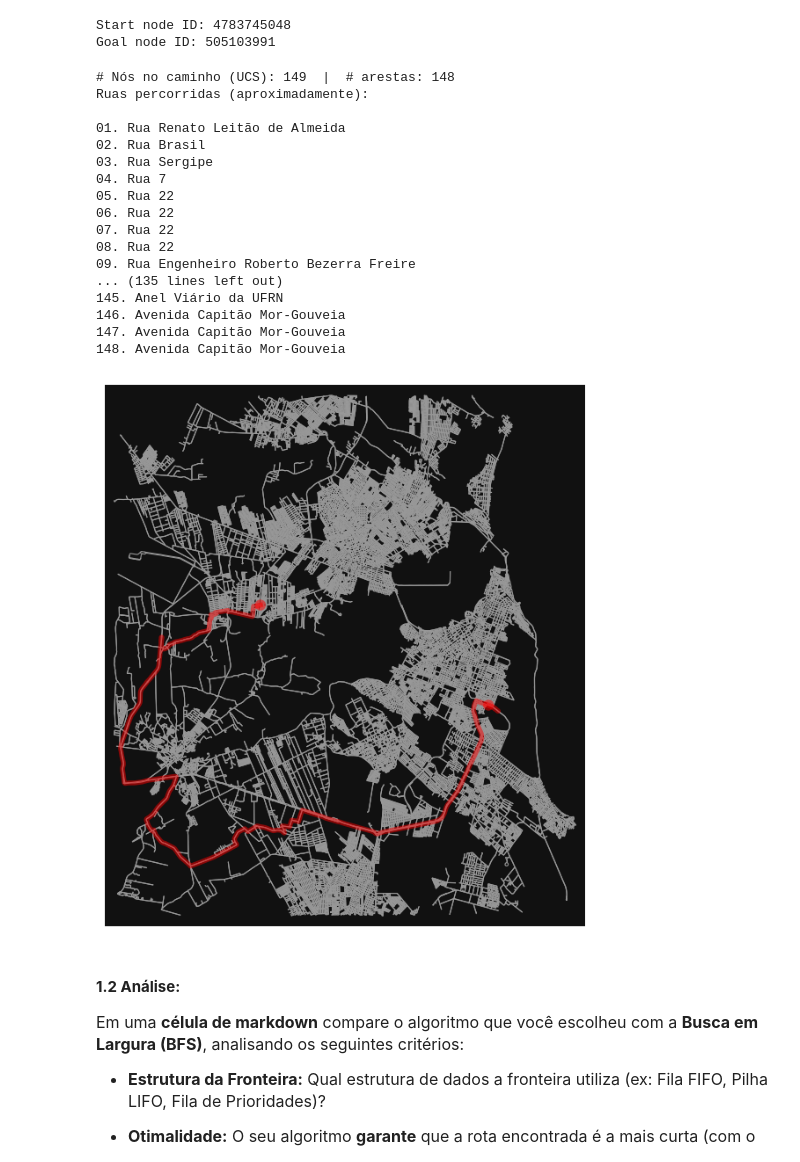
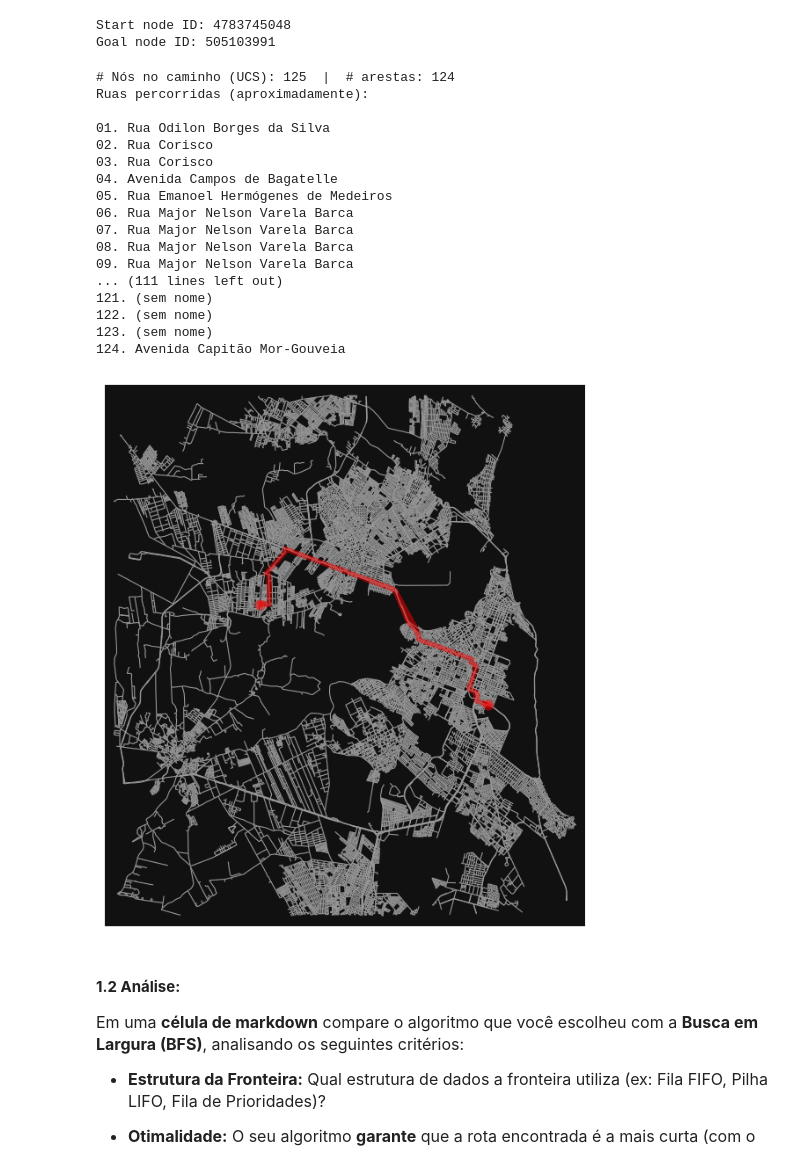
Before and after one commit to BlackbirdBlina/Introducao-a-IA, a Jupyter notebook: Unidade 1/Atividades/atividade3.ipynb, the cells around one changed output. Saved outputs shown, nothing was run; the diff lists cells and outputs as text; code cells hidden in the pictures.

Commit message:
fix: corrige custo de caminho e inclui vizinho quando predecessor

```diff
--- a/Unidade 1/Atividades/atividade3.ipynb
+++ b/Unidade 1/Atividades/atividade3.ipynb
@@ -101,7 +102,7 @@ class Problem1:
         self.goal_test = goal_test                # função (state) -> bool
         self.step_cost = step_cost                # função (state, action) -> custo
 
-class Node:
+class Node1:
 
     def __init__(self, problem, parent = None, action = None, state = None):
 
@@ -118,7 +119,7 @@ class Node:
 
     def __eq__(self, other):
 
-        return isinstance(other, Node) and self.state == other.state
+        return isinstance(other, Node1) and self.state == other.state
 
 
     def __hash__(self):
@@ -145,8 +146,8 @@ class BidirectionalSearch:
 
     def search(self):
 
-        root_start = Node(self.problem, state = self.problem.initial_state)
-        root_goal = Node(self.problem, state = self.goal_state)
+        root_start = Node1(self.problem, state = self.problem.initial_state)
+        root_goal = Node1(self.problem, state = self.goal_state)
 
         if root_start.state == root_goal.state:
             return [root_start.state]
@@ -184,7 +185,7 @@ class BidirectionalSearch:
 
         # expande nó:
         for action in self.problem.actions(node.state, is_forward = is_forward):
-            child = Node(self.problem, node, action)
+            child = Node1(self.problem, node, action)
 
             if child.state not in explored:
                 if child.state in other_explored:
@@ -227,7 +228,7 @@ class MapProblem(Problem1):
     Custo de passo = 1 (BFS -> menor nº de arestas).
     """
 
-    def __init__(self, G, start_node, goal_node):
+    def __init__(self, G: MultiDiGraph, start_node, goal_node):
 
         self.G = G
         self.goal_node = goal_node
@@ -254,11 +255,13 @@ class MapProblem(Problem1):
         return state == self.goal_node
 
 
-    def step_cost_fn(self, state, action, uniform_cost=True):
+    def step_cost_fn(self, state, action, uniform_cost = False):
 
         if uniform_cost:
             return 1.0
 
         else:
             edge = self.G.get_edge_data(state, action)
+            if not edge:
+                edge = self.G.get_edge_data(action, state)
             return edge[0]['length']
@@ -268,7 +334,7 @@ lat_origin, lon_origin = -5.7842539491146345, -35.313161414434596
 lat_goal, lon_goal = -5.832045868188761, -35.20547959029296
 mode = "drive"  # 'drive' | 'walk' | 'bike' | 'all'
 
-G = graph(lat_origin, lon_origin, lat_goal, lon_goal, mode = mode, margin = 600)
+G = graph(lat_origin, lon_origin, lat_goal, lon_goal, mode = mode, margin = 600).to_undirected()
 
 # definindo os nós mais próximos das coordenadas:
 start = ox.nearest_nodes(G, lon_origin, lat_origin)
@@ -291,37 +357,37 @@ path_nodes = bds.search()
+# %%
+# imprimindo o nome das ruas da rota:
+print(f"# Nós no caminho (UCS): {len(path_nodes)}  |  # arestas: {len(path_nodes)-1}")
+seq_ruas = edges2streets(G, path_nodes)
+
+print("Ruas percorridas (aproximadamente):\n")
+for i, r in enumerate(seq_ruas, 1):
+    print(f"{i:02d}. {r}")
+# %% [output]
+# Nós no caminho (UCS): 125  |  # arestas: 124
+Ruas percorridas (aproximadamente):
+
+01. Rua Odilon Borges da Silva
+02. Rua Corisco
+03. Rua Corisco
+04. Avenida Campos de Bagatelle
+05. Rua Emanoel Hermógenes de Medeiros
+06. Rua Major Nelson Varela Barca
+07. Rua Major Nelson Varela Barca
+08. Rua Major Nelson Varela Barca
+09. Rua Major Nelson Varela Barca
+... (111 lines left out)
+121. (sem nome)
+122. (sem nome)
+123. (sem nome)
+124. Avenida Capitão Mor-Gouveia
 # %%
-# extraindo o caminho de nós da solução da busca, exibe nome das ruas e plota mapa:
-if path_nodes:
-    print(f"# Nós no caminho (UCS): {len(path_nodes)}  |  # arestas: {len(path_nodes)-1}")
-    seq_ruas = edges2streets(G, path_nodes)
+# plotando o mapa e rota de solução:
 
-    print("Ruas percorridas (aproximadamente):\n")
-    for i, r in enumerate(seq_ruas, 1):
-        print(f"{i:02d}. {r}")
-
-    fig, ax = ox.plot_graph(G, show = False, close = False, node_size = 0, edge_linewidth = 0.8)
-    ox.plot_graph_route(G, path_nodes, ax = ax, route_linewidth = 4, orig_dest_size = 80, show = False, close = False)
-    plt.show()
-else:
-    print("Nenhum caminho foi encontrado.")
+fig, ax = ox.plot_graph(G, show = False, close = False, node_size = 0, edge_linewidth = 0.8)
+ox.plot_graph_route(G, path_nodes, ax = ax, route_linewidth = 4, orig_dest_size = 80, show = False, close = False)
+plt.show()
 # %% [output]
-# Nós no caminho (UCS): 149  |  # arestas: 148
-Ruas percorridas (aproximadamente):
-
-01. Rua Renato Leitão de Almeida
-02. Rua Brasil
-03. Rua Sergipe
-04. Rua 7
-05. Rua 22
-06. Rua 22
-07. Rua 22
-08. Rua 22
-09. Rua Engenheiro Roberto Bezerra Freire
-... (135 lines left out)
-145. Anel Viário da UFRN
-146. Avenida Capitão Mor-Gouveia
-147. Avenida Capitão Mor-Gouveia
-148. Avenida Capitão Mor-Gouveia
-[figure, old version]
+[figure, new version]
 # %% [markdown]
 #### **1.2 Análise:**
 <font size=3>
```
Also changed, not shown: parts of 15 cells of this notebook.
